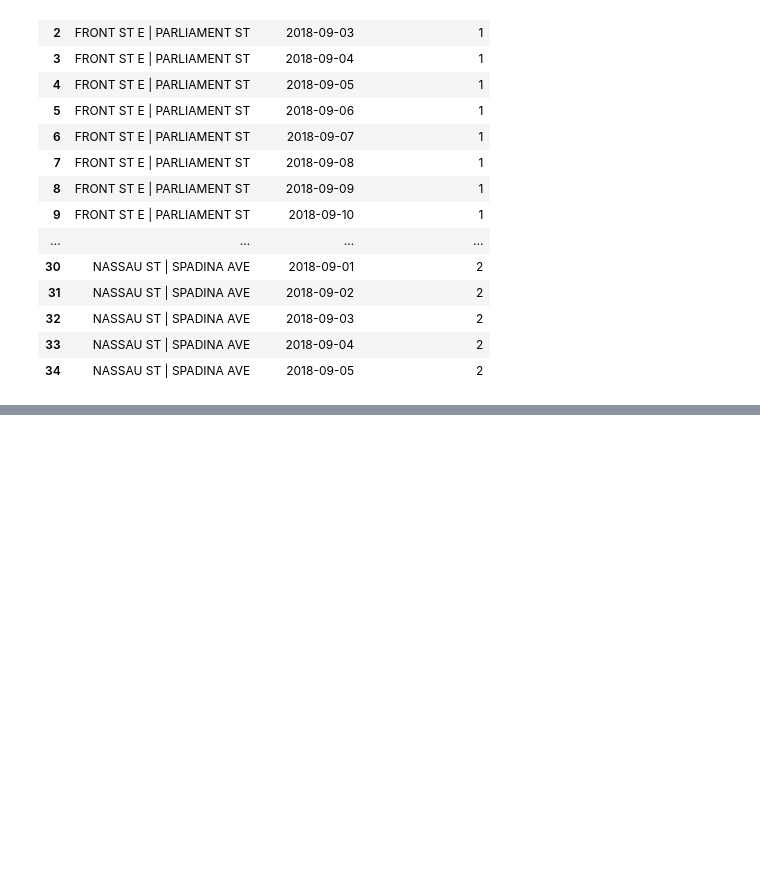
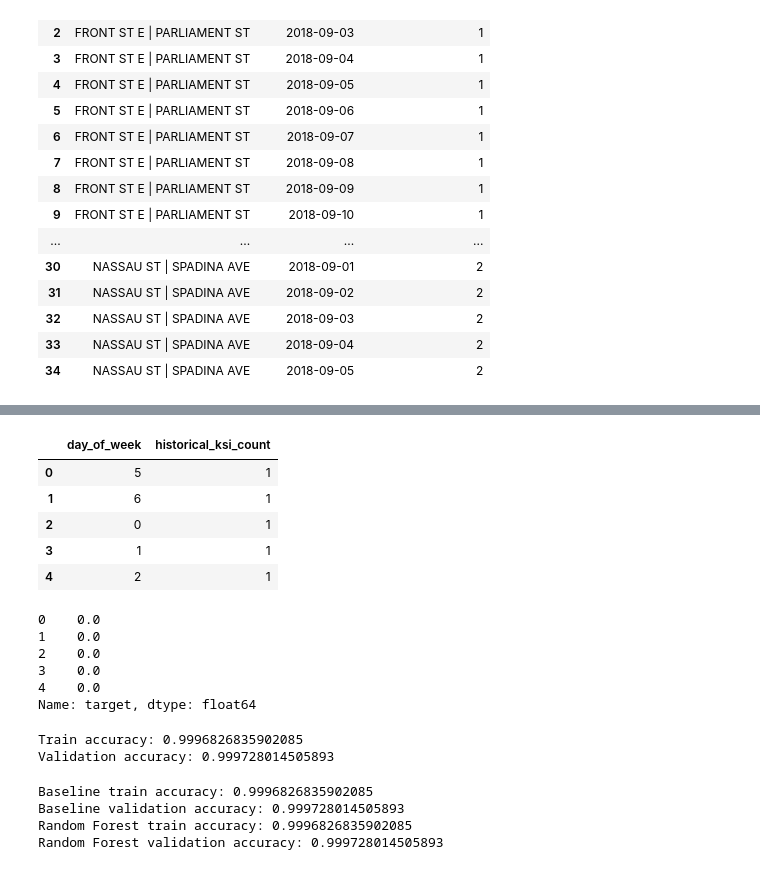
Before and after one commit to GOGSIM/road-risk-intelligence, a Jupyter notebook: notebooks/04_signalized_intersection_day_prototype.ipynb, the cells around one changed output, grey strips where cells are left out. Cells and saved outputs as stored; diff of their text form; code cells hidden in the pictures; blank space fills up the shorter version.

```diff
--- a/notebooks/04_signalized_intersection_day_prototype.ipynb
+++ b/notebooks/04_signalized_intersection_day_prototype.ipynb
@@ -476,0 +498,24 @@ ml_table[
+# %%
+X = ml_table[
+    ["day_of_week", "historical_ksi_count"]
+]
+
+y = ml_table["target"]
+
+X.head()
+# %% [output]
+|  | day_of_week | historical_ksi_count |
+| 0 | 5 | 1 |
+| 1 | 6 | 1 |
+| 2 | 0 | 1 |
+| 3 | 1 | 1 |
+| 4 | 2 | 1 |
+# %%
+y.head()
+# %% [output]
+0    0.0
+1    0.0
+2    0.0
+3    0.0
+4    0.0
+Name: target, dtype: float64
@@ -476,0 +534,51 @@ ml_table[
+# %%
+from sklearn.metrics import accuracy_score
+
+baseline_train_accuracy = accuracy_score(
+    y_train,
+    baseline_train_pred
+)
+
+baseline_valid_accuracy = accuracy_score(
+    y_valid,
+    baseline_valid_pred
+)
+
+print("Train accuracy:", baseline_train_accuracy)
+print("Validation accuracy:", baseline_valid_accuracy)
+# %% [output]
+Train accuracy: 0.9996826835902085
+Validation accuracy: 0.999728014505893
+# %%
+from sklearn.ensemble import RandomForestClassifier
+
+model = RandomForestClassifier(
+    n_estimators=100,
+    random_state=42
+)
+
+model.fit(X_train, y_train)
+
+train_pred = model.predict(X_train)
+valid_pred = model.predict(X_valid)
+
+train_accuracy = accuracy_score(
+    y_train,
+    train_pred
+)
+
+valid_accuracy = accuracy_score(
+    y_valid,
+    valid_pred
+)
+
+print("Baseline train accuracy:", baseline_train_accuracy)
+print("Baseline validation accuracy:", baseline_valid_accuracy)
+
+print("Random Forest train accuracy:", train_accuracy)
+print("Random Forest validation accuracy:", valid_accuracy)
+# %% [output]
+Baseline train accuracy: 0.9996826835902085
+Baseline validation accuracy: 0.999728014505893
+Random Forest train accuracy: 0.9996826835902085
+Random Forest validation accuracy: 0.999728014505893
```
Also changed, not shown: parts of 5 cells of this notebook.
